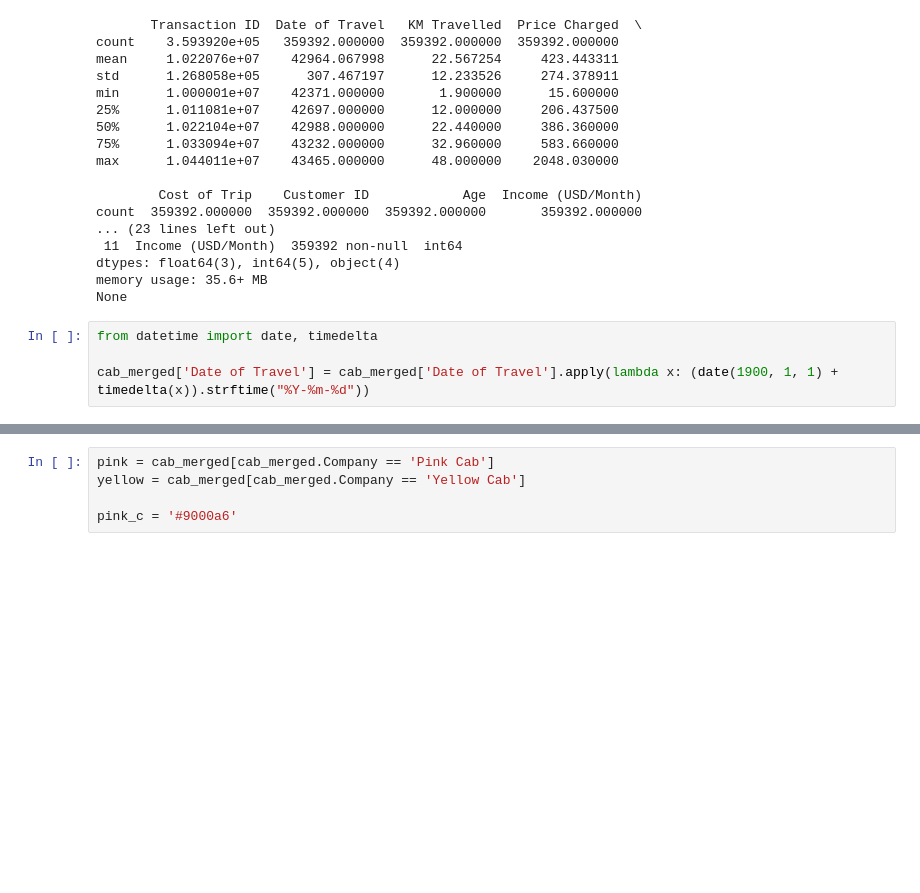
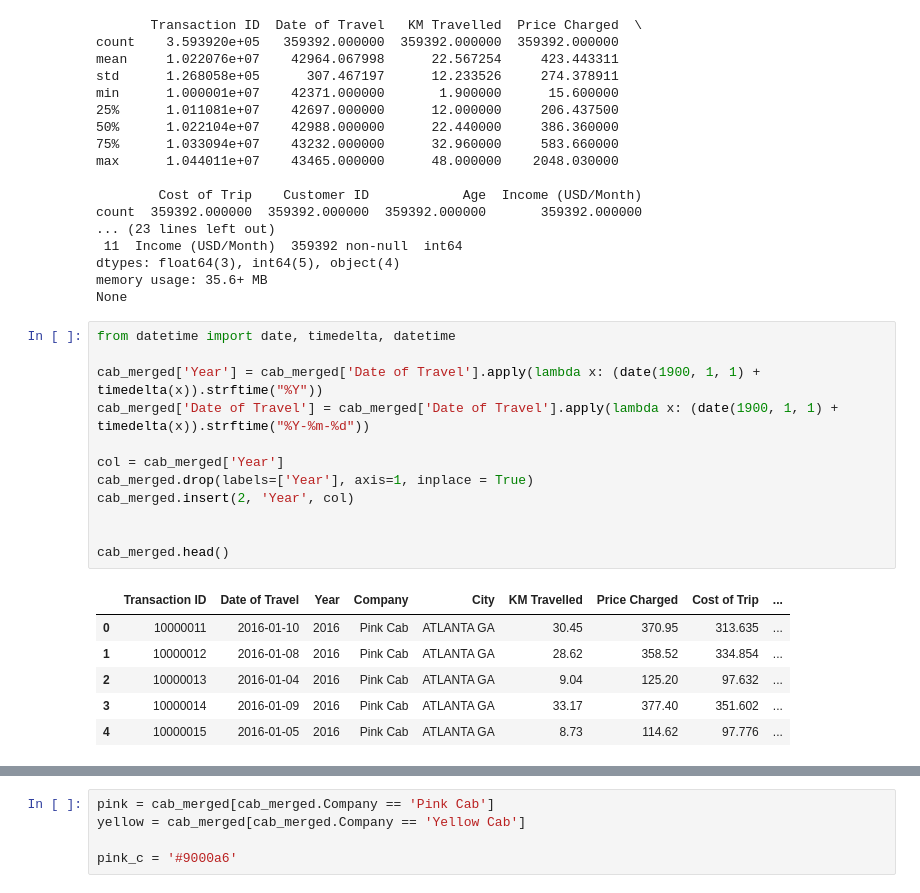
Before and after one commit to TheHamhams/taxi, a Jupyter notebook: taxi_notebook.ipynb, the cells around one changed output, grey strips where cells are left out. Drawn from its saved outputs; the diff is of its cells as text; blank space fills up the shorter version.

```diff
--- a/taxi_notebook.ipynb
+++ b/taxi_notebook.ipynb
@@ -84,9 +84,24 @@ dtypes: float64(3), int64(5), object(4)
 memory usage: 35.6+ MB
 None
 # %%
-from datetime import date, timedelta
+from datetime import date, timedelta, datetime
 
+cab_merged['Year'] = cab_merged['Date of Travel'].apply(lambda x: (date(1900, 1, 1) + timedelta(x)).strftime("%Y"))
 cab_merged['Date of Travel'] = cab_merged['Date of Travel'].apply(lambda x: (date(1900, 1, 1) + timedelta(x)).strftime("%Y-%m-%d"))
+
+col = cab_merged['Year']
+cab_merged.drop(labels=['Year'], axis=1, inplace = True)
+cab_merged.insert(2, 'Year', col)
+
+
+cab_merged.head()
+# %% [output]
+|  | Transaction ID | Date of Travel | Year | Company | City | KM Travelled | Price Charged | Cost of Trip | ... |
+| 0 | 10000011 | 2016-01-10 | 2016 | Pink Cab | ATLANTA GA | 30.45 | 370.95 | 313.635 | ... |
+| 1 | 10000012 | 2016-01-08 | 2016 | Pink Cab | ATLANTA GA | 28.62 | 358.52 | 334.854 | ... |
+| 2 | 10000013 | 2016-01-04 | 2016 | Pink Cab | ATLANTA GA | 9.04 | 125.20 | 97.632 | ... |
+| 3 | 10000014 | 2016-01-09 | 2016 | Pink Cab | ATLANTA GA | 33.17 | 377.40 | 351.602 | ... |
+| 4 | 10000015 | 2016-01-05 | 2016 | Pink Cab | ATLANTA GA | 8.73 | 114.62 | 97.776 | ... |
 # %%
 profit = cab_merged['Price Charged'] - cab_merged['Cost of Trip']
 
```
Also changed, not shown: parts of 4 cells of this notebook.
